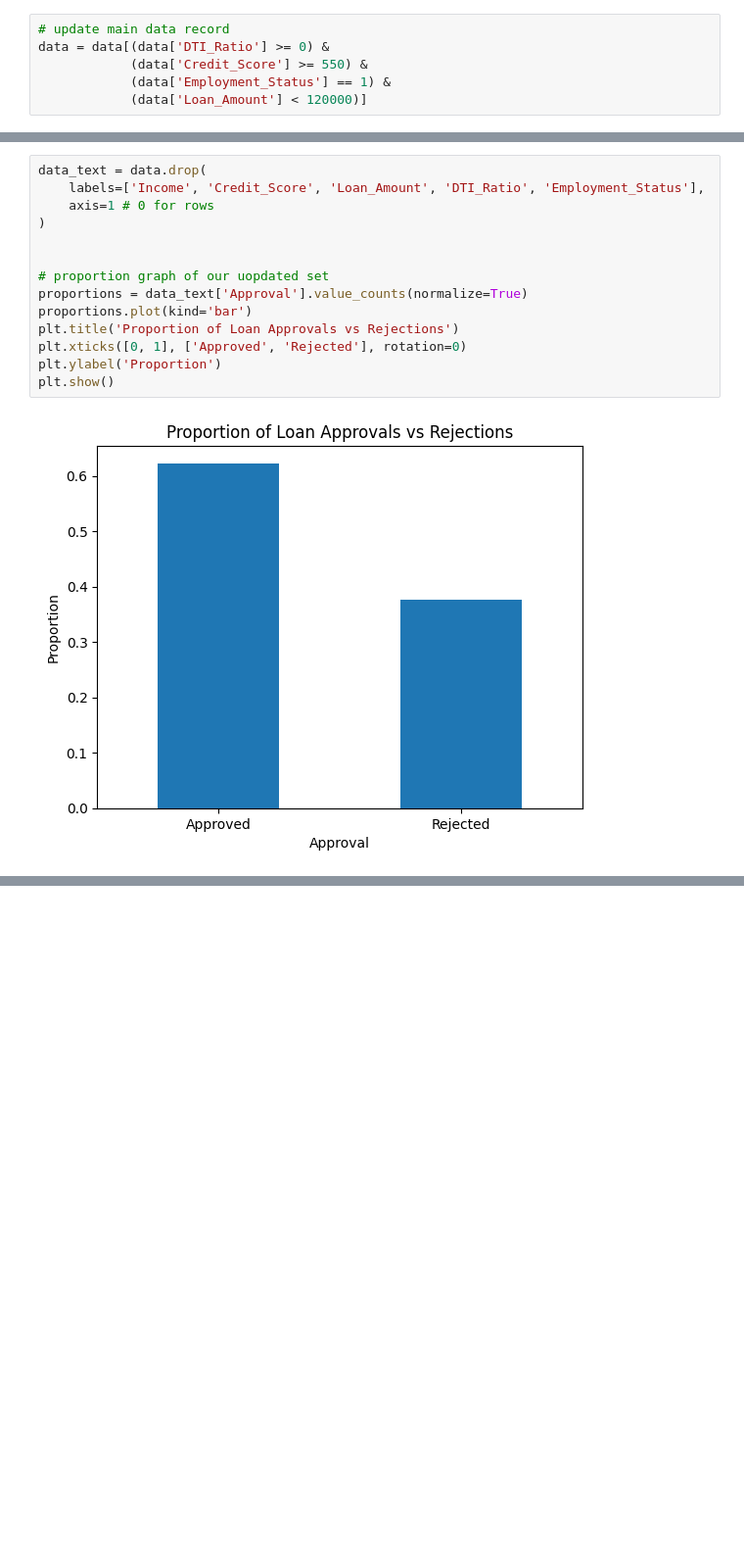
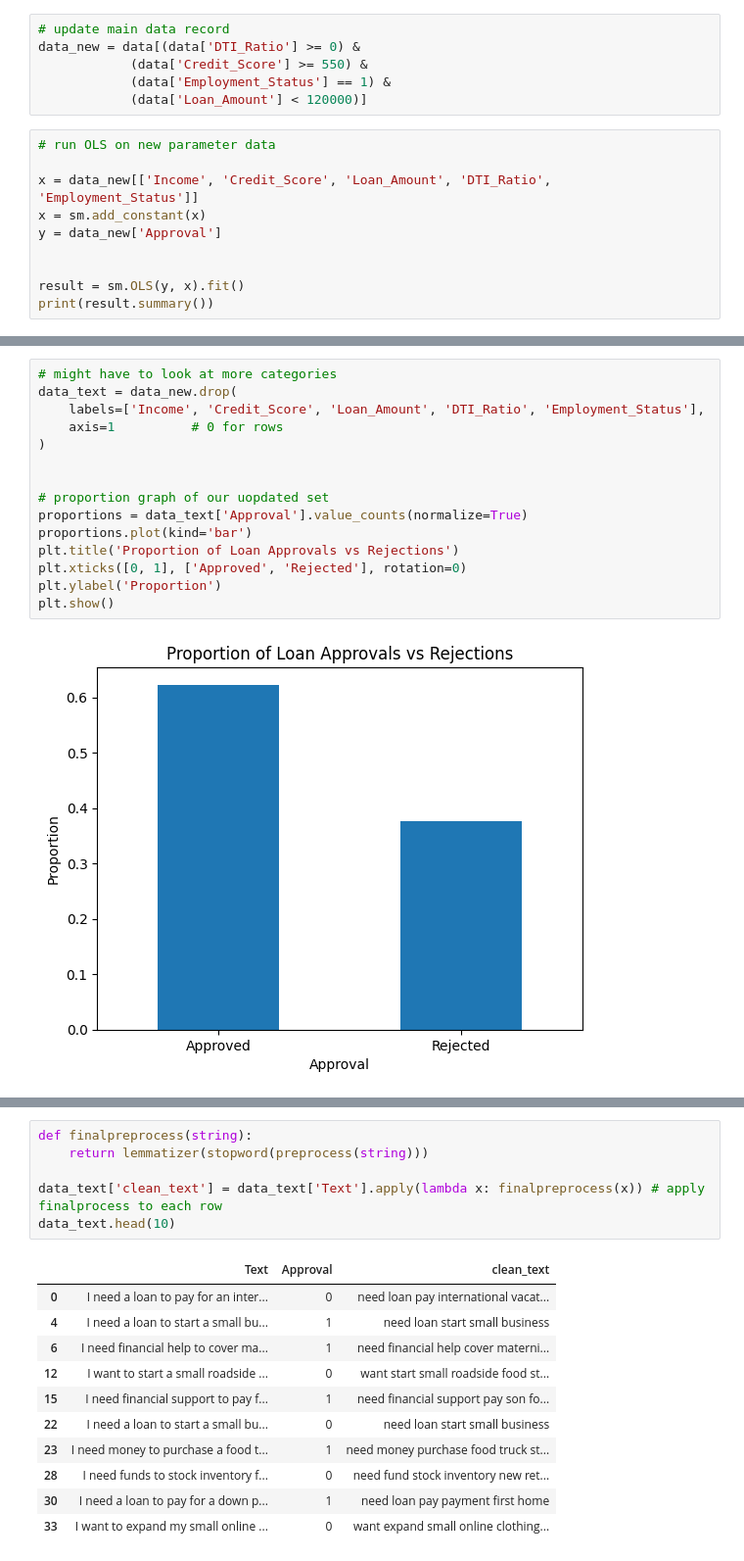
Before and after one commit to lukemcg32/Loan-Approval-ML-personal-, a Jupyter notebook: analysis.ipynb, the cells around one changed output, grey strips where cells are left out. Shown at 98% size. Drawn from its saved outputs; the diff is of its cells as text; blank space fills up the shorter version.

Commit message:
started torch and tensor models

```diff
--- a/analysis.ipynb
+++ b/analysis.ipynb
@@ -168,7 +153,17 @@ Confirms that **ANY** unqualified applicants will be **REJECTED**
 **Last step before creating our final model is to categorize the request memo**
 # %%
 # update main data record
-data = data[(data['DTI_Ratio'] >= 0) &
+data_new = data[(data['DTI_Ratio'] >= 0) &
             (data['Credit_Score'] >= 550) &
             (data['Employment_Status'] == 1) &
             (data['Loan_Amount'] < 120000)]
+# %%
+# run OLS on new parameter data
+
+x = data_new[['Income', 'Credit_Score', 'Loan_Amount', 'DTI_Ratio', 'Employment_Status']]
+x = sm.add_constant(x)
+y = data_new['Approval']
+
+
+result = sm.OLS(y, x).fit()
+print(result.summary())
@@ -175,7 +188,8 @@ data = data[(data['DTI_Ratio'] >= 0) &
 # %%
-data_text = data.drop(
+# might have to look at more categories
+data_text = data_new.drop(
     labels=['Income', 'Credit_Score', 'Loan_Amount', 'DTI_Ratio', 'Employment_Status'],
-    axis=1 # 0 for rows
+    axis=1          # 0 for rows
 )
 
 
@@ -208,0 +272,18 @@ data_text
+# %%
+def finalpreprocess(string):
+    return lemmatizer(stopword(preprocess(string)))
+
+data_text['clean_text'] = data_text['Text'].apply(lambda x: finalpreprocess(x)) # apply finalprocess to each row
+data_text.head(10)
+# %% [output]
+|  | Text | Approval | clean_text |
+| 0 | I need a loan to pay for an inter... | 0 | need loan pay international vacat... |
+| 4 | I need a loan to start a small bu... | 1 | need loan start small business |
+| 6 | I need financial help to cover ma... | 1 | need financial help cover materni... |
+| 12 | I want to start a small roadside ... | 0 | want start small roadside food st... |
+| 15 | I need financial support to pay f... | 1 | need financial support pay son fo... |
+| 22 | I need a loan to start a small bu... | 0 | need loan start small business |
+| 23 | I need money to purchase a food t... | 1 | need money purchase food truck st... |
+| 28 | I need funds to stock inventory f... | 0 | need fund stock inventory new ret... |
+| 30 | I need a loan to pay for a down p... | 1 | need loan pay payment first home |
+| 33 | I want to expand my small online ... | 0 | want expand small online clothing... |
```
Also changed, not shown: parts of 13 cells of this notebook, 2 other files.
